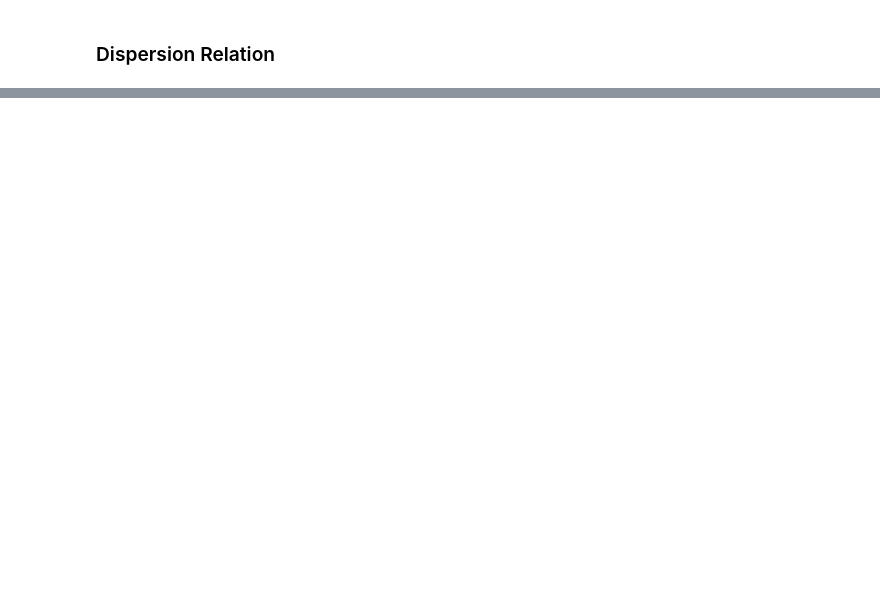
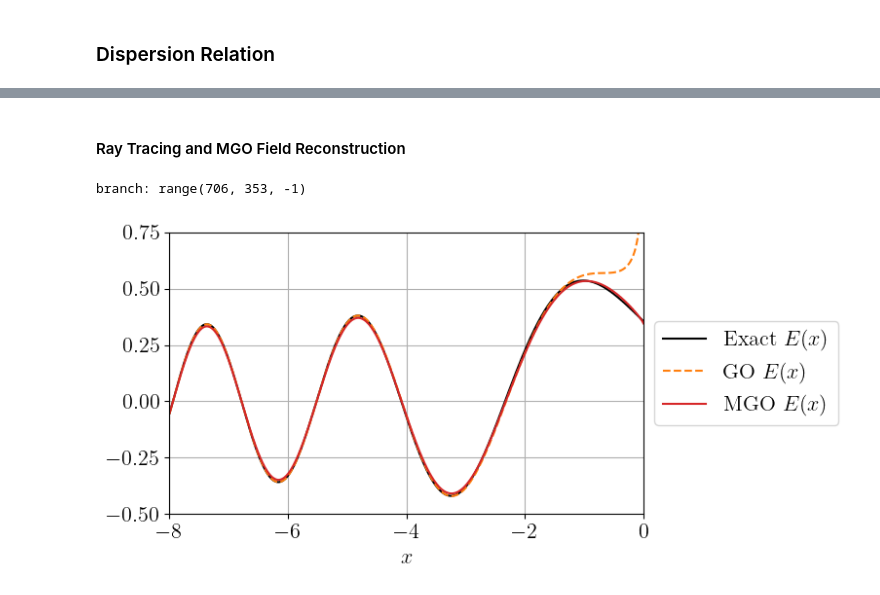
Before and after one commit to runehoejlund/plasma-ray-tracer, a Jupyter notebook: MGO/mgo_ex_airy.ipynb, the cells around one changed output, grey strips where cells are left out. Saved outputs shown, nothing was run; the diff lists cells and outputs as text; code cells hidden in the pictures; blank space fills up the shorter version.

Commit message:
Finalized plots for Airy Eq. Example

```diff
--- a/MGO/mgo_ex_airy.ipynb
+++ b/MGO/mgo_ex_airy.ipynb
@@ -89,9 +24,0 @@ plt.show()
-# %%
-i_caust = np.argmin(np.abs(ks[:, 0]))
-t_save = t[i_caust] + np.array([-2.71, -2, -1, -0.3, -0.15, -0.1, -0.05, -0.01, 0, 2.71, 2, 1, 0.3, 0.15, 0.1, 0.05, 0.01])
-i_save = [np.argmin(np.abs(t - t0)) for t0 in t_save]
-# %%
-branch_masks, ray_field, mgo_info = mgo.get_mgo_field(t, zs, phi0=phi0, i_save=i_save,
-    analytic_cont={'phase': {'fit_func': fit_polynomial, 'kwargs': {'deg': 6, 'exclude_degrees': [1]}},
-                   'amplitude': {'fit_func': fit_rational_func, 'kwargs': {'L': 2, 'M': 4, 'optimize': False}}})
-results = mgo_info['saved_results']
@@ -306,0 +25,9 @@ plt.show()
+# %%
+@torch_func
+def D(x: ('scalar'), k: ('scalar'), omega: ('scalar')):
+    return - x - k**2
+
+def get_k0(x0):
+    return np.sqrt(-x0)
+# %% [markdown]
+#### Ray Tracing and MGO Field Reconstruction
@@ -306,0 +96,32 @@ plt.show()
+# %%
+k0 = get_k0(x0)
+t, xs, ks, zs, nt, x0, k0 = get_dispersion_manifold(x0, k0)
+
+# analytic_cont = {'phase': {'fit_func': fit_rational_func, 'kwargs': {'L': 6, 'M': 3, 'optimize': False}}, 'amplitude': {'fit_func': fit_amplitude, 'kwargs': {}}}
+i_caust = np.argmin(np.abs(fd.grad(zs[..., :1].squeeze(), t)))
+i_save = [0, int(i_caust/2), i_caust, i_caust + int((nt-1 - i_caust)/2), nt-1]
+analytic_cont = {'phase': {'fit_func': fit_rational_func, 'kwargs': {'L': 6, 'M': 3, 'optimize': False}}, 'amplitude': {'fit_func': fit_rational_func, 'kwargs': {'L': 4, 'M': 3, 'optimize': False}}}
+branch_masks, ray_field, mgo_info, results, Nt, Upsilon = get_mgo_field(phi0, t, zs, i_save=i_save, analytic_cont=analytic_cont)
+field = mgo.superpose_ray_fields(phi0=phi0, x0=x0, xs=xs, branch_masks=branch_masks, ray_field=ray_field)
+sorted_results=sorted(results, key=lambda d: d['t1'])
+
+branch_masks, ray_field = mgo.get_go_field_1D(t, zs, phi0=phi0)
+field_go = mgo.superpose_ray_fields(phi0=phi1, x0=x1, xs=xs, branch_masks=branch_masks, ray_field=ray_field)
+# %% [output]
+branch: range(706, 353, -1)
+# %%
+fig, ax = plt.subplots(1, 1, figsize=(8,4))
+ax.plot(xi, E_ex, 'k-', label='Exact $E(x)$')
+ax.plot(xi, np.real(field_go(xi)), '--', color='tab:orange', label='GO $E(x)$')
+ax.plot(xi, np.real(field(xi)), '-', color='tab:red', label='MGO $E(x)$')
+ax.grid()
+ax.set_xlim(np.min(xi), np.max(xi))
+ax.set_ylim(-0.5, 0.75)
+ax.legend(bbox_to_anchor=(1,0.5), loc="center left")
+ax.set_xlabel('$x$')
+fig.tight_layout()
+plt.savefig('./plots/airy_mgo.pdf')
+plt.savefig('./plots/airy_mgo.png', dpi=300)
+plt.show()
+# %% [output]
+[figure, added]
```
Also changed, not shown: parts of 37 cells of this notebook.
